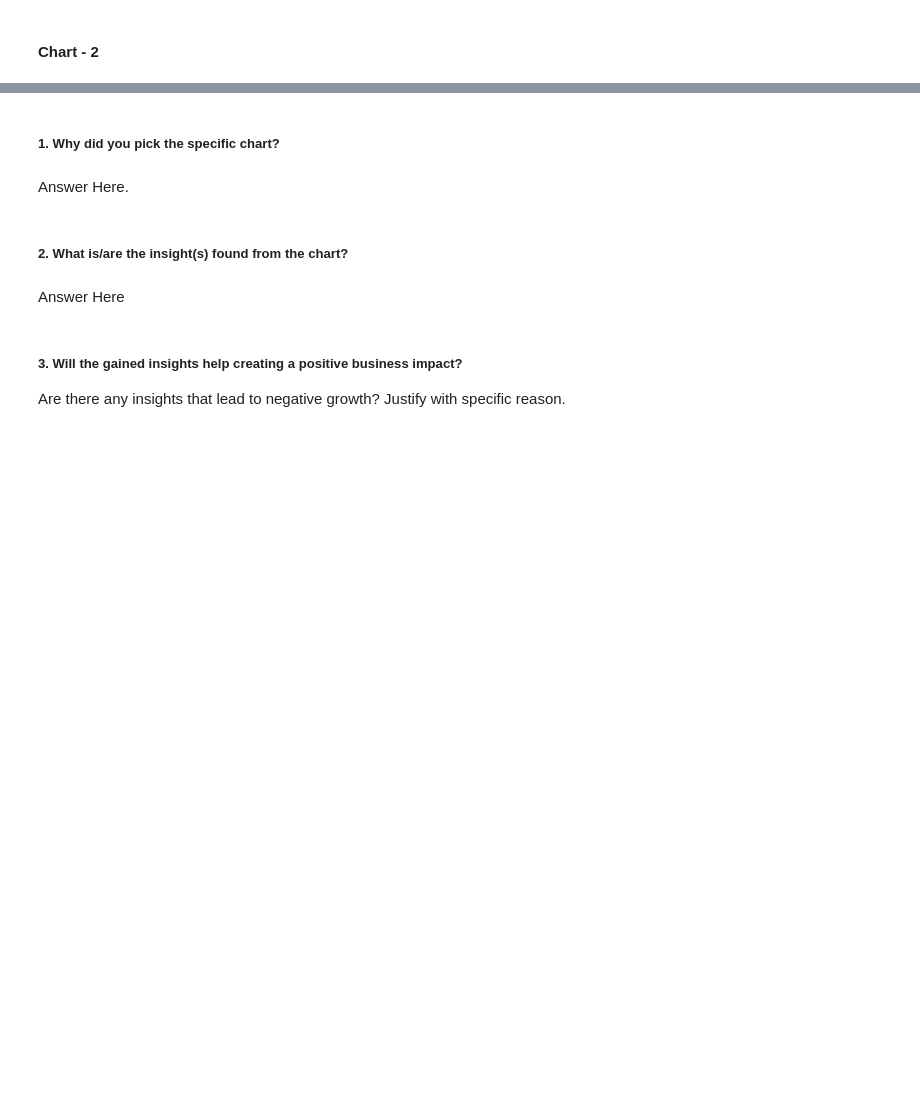
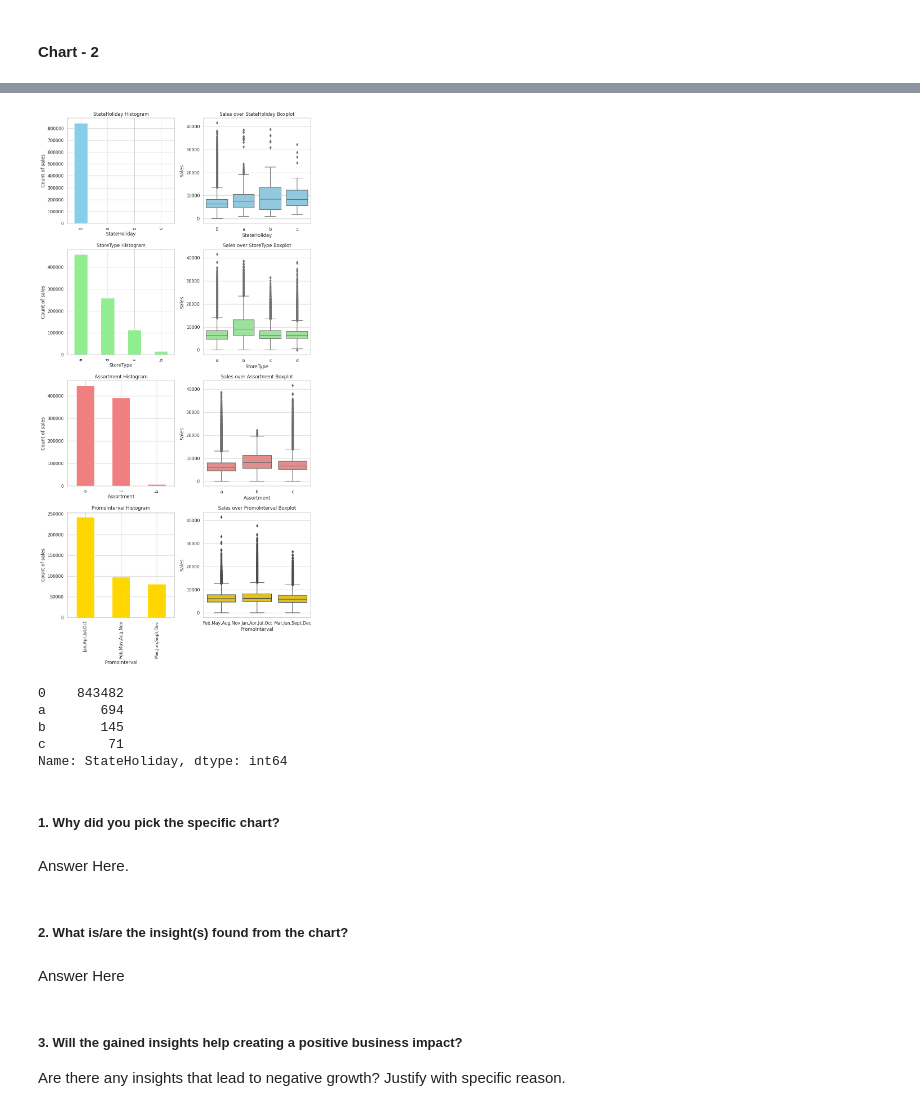
Before and after one commit to pvanand07/Retail-Sales-Prediction-Regression, a Jupyter notebook: Retail_Sales_Prediction_Regression.ipynb, the cells around one changed output, grey strips where cells are left out. Drawn from its saved outputs; the diff is of its cells as text; code cells hidden in the pictures; blank space fills up the shorter version.

```diff
--- a/Retail_Sales_Prediction_Regression.ipynb
+++ b/Retail_Sales_Prediction_Regression.ipynb
@@ -524,3 +858,44 @@ Answer Here
+# %%
+# Chart - 2 Histograms and Boxplots of categorical variables
+
+# Set grid style and figure size
+sns.set(style="whitegrid")
+plt.figure(figsize=(10, 20))
+
+# List of column names for histograms and boxplots
+
+input = df_m2
+columns = input.select_dtypes(include=['category']).columns
+
+
+# List of colors
+colors =['skyblue','lightgreen','lightcoral','gold']
+
+# Iterate over columns
+for i, col in enumerate(columns):
+    plt.subplot(4, 2, 2*i+1)
+    plt1 = input[col].value_counts().plot(kind='bar', color=colors[i])
+    plt.title(f'{col} Histogram')
+    plt1.set(xlabel=col, ylabel='Count of sales')
+
+    plt.subplot(4, 2, 2*i+2)
+    sns.boxplot(x=col, y='Sales', data=input, color=colors[i])
+    plt.title(f'Sales over {col} Boxplot')
+    plt.xlabel(col)
+    plt.ylabel('Sales')
+
+plt.tight_layout()
+plt.show()
+# %% [output]
+[figure, added]
+# %%
+df_m2.StateHoliday.value_counts()
+# %% [output]
+0    843482
+a       694
+b       145
+c        71
+Name: StateHoliday, dtype: int64
 # %% [markdown]
 ##### 1. Why did you pick the specific chart?
 # %% [markdown]
```
Also changed, not shown: parts of 65 cells of this notebook.
